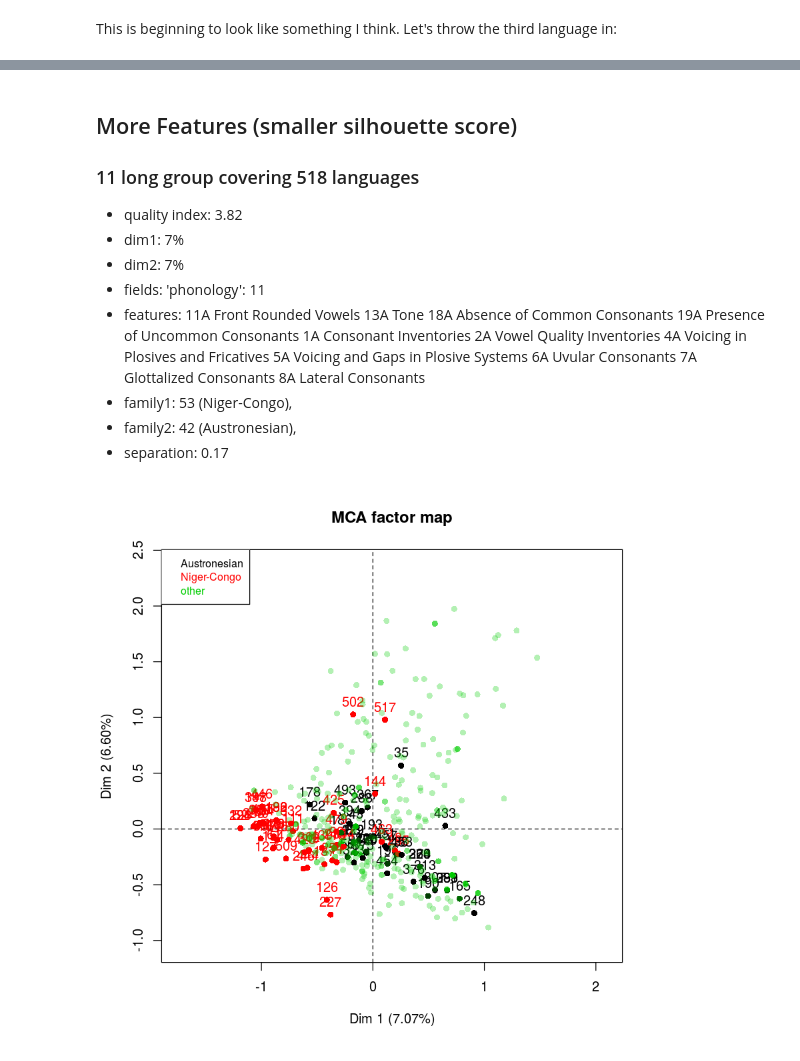
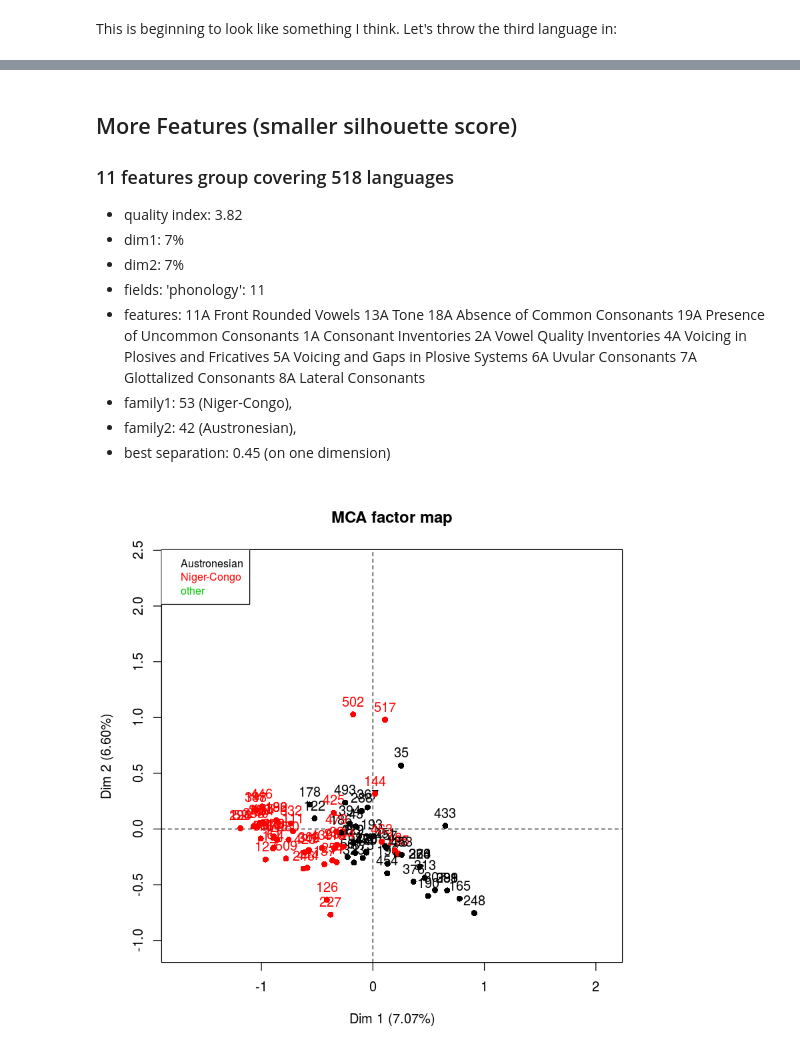
Before and after one commit to ilay32/wals-project, a Jupyter notebook: gensep.ipynb, the cells around one changed output, grey strips where cells are left out. Saved outputs shown, nothing was run; the diff lists cells and outputs as text; code cells hidden in the pictures.

```diff
--- a/gensep.ipynb
+++ b/gensep.ipynb
@@ -134,6 +146,6 @@ plot(mca5$mca,choix="ind",habillage="family",invisible=c("var","quali.sup"),sele
 # %% [markdown]
 ## More Features (smaller silhouette score)
-### 11 long group covering 518 languages
+### 11 features group covering 518 languages
 * quality index: 3.82
 * dim1: 7%
 * dim2: 7%
@@ -152,11 +164,11 @@ plot(mca5$mca,choix="ind",habillage="family",invisible=c("var","quali.sup"),sele
       8A Lateral Consonants
 * family1: 53 (Niger-Congo),
 * family2: 42 (Austronesian),
-* separation: 0.17
+* best separation: 0.45 (on one dimension)
 # %%
 example5  <- read.csv('chunked-feature-sets/11A-13A-18A-19A-1A-2A-4A-5A-6A-7A-8A-518.csv')
 mca5 <- top2mca(example5,c('Niger-Congo','Austronesian'))
 # %%
-plot(mca5$mca,choix="ind",habillage="family",invisible=c("var","quali.sup"),select=mca5$marked)
+plot(mca5$mca,choix="ind",habillage="family",invisible=c("var","quali.sup"),select=mca5$marked,unselect=1)
 # %% [output]
-[figure, old version]
+[figure, new version]
```
Also changed, not shown: parts of 14 cells of this notebook.
